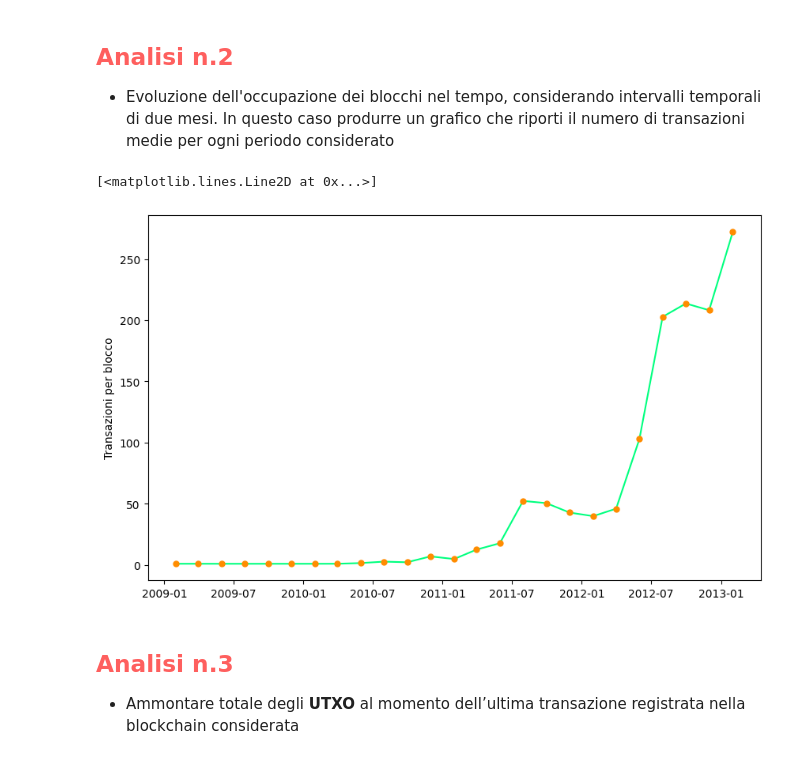
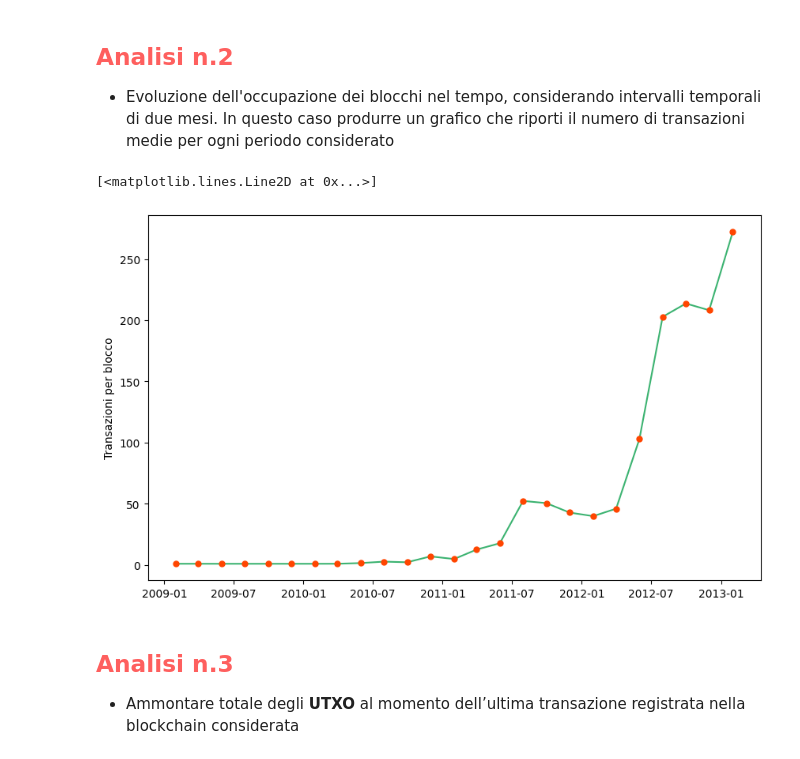
Before and after one commit to simonepassera/CRAFTY, a Jupyter notebook: crafty.ipynb, the cells around one changed output. Saved outputs shown, nothing was run; the diff lists cells and outputs as text; code cells hidden in the pictures.

```diff
--- a/crafty.ipynb
+++ b/crafty.ipynb
@@ -40,12 +40,12 @@ periodo considerato
 # %%
 analisi_2 = analisi_1.groupby(pd.Grouper(key='timestamp', freq='2M')).mean().reset_index()
 
 plt.figure(figsize=(10, 6))
 plt.ylabel('Transazioni per blocco')
-plt.plot(analisi_2['timestamp'], analisi_2['transactions'], color='springgreen', marker='o', markersize=5, markeredgecolor='darkorange', markerfacecolor='darkorange')
+plt.plot(analisi_2['timestamp'], analisi_2['transactions'], color='mediumseagreen', marker='o', markersize=5, markeredgecolor='orangered', markerfacecolor='orangered')
 # %% [output]
 [<matplotlib.lines.Line2D at 0x...>]
-[figure, old version]
+[figure, new version]
 # %% [markdown]
 <h2 style="color:#fe5f5e">Analisi n.3</h2>
 
```
Also changed, not shown: parts of 6 cells of this notebook.
